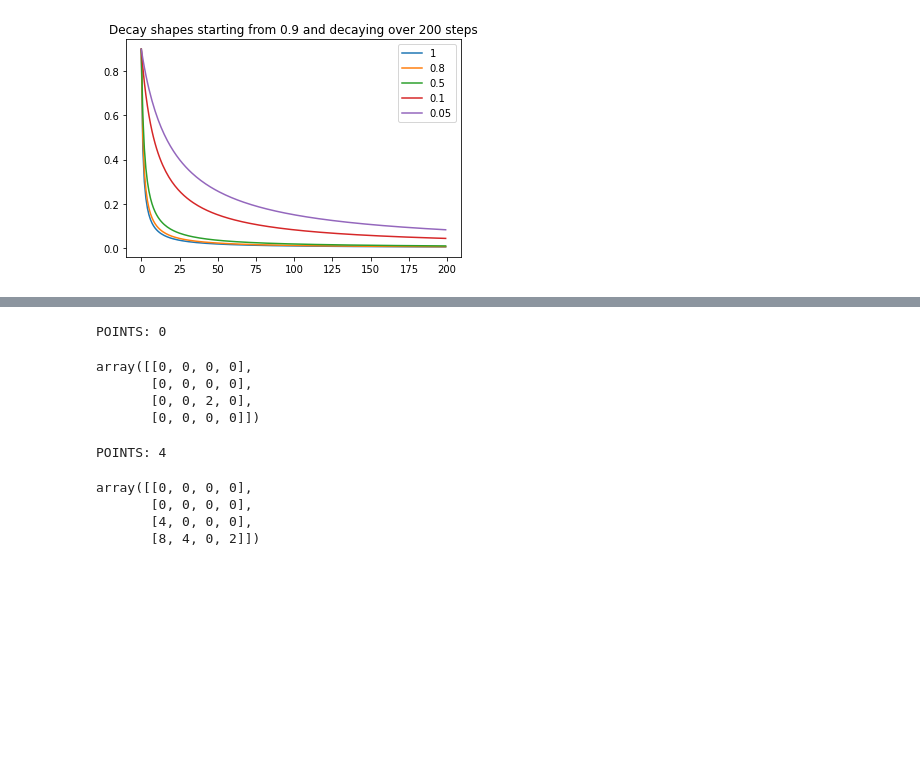
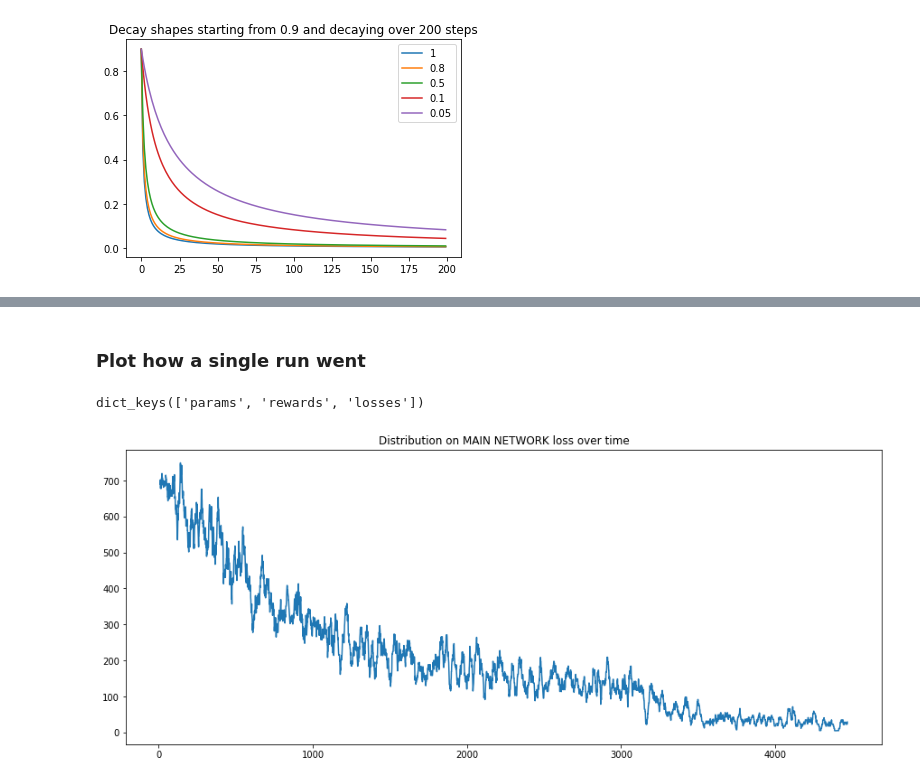
Before and after one commit to andreaalf97/reinforcement-learning, a Jupyter notebook: main.ipynb, the cells around one changed output, grey strips where cells are left out. Drawn from its saved outputs; the diff is of its cells as text; code cells hidden in the pictures; blank space fills up the shorter version.

```diff
--- a/main.ipynb
+++ b/main.ipynb
@@ -201,26 +26,20 @@ def send_action(type: str, board: np.array):
-# %%
-url = "http://localhost:5000/init"
-r = requests.get(url)
-r.status_code
-
-board, points = r.json()
-board = np.array(board)
-
-print("POINTS:", points)
-display(board)
-# %% [output]
-POINTS: 0
-array([[0, 0, 0, 0],
-       [0, 0, 0, 0],
-       [0, 0, 2, 0],
-       [0, 0, 0, 0]])
-# %%
-board, points = send_action("down", board)
-print("POINTS:", points)
-display(board)
-# %% [output]
-POINTS: 4
-array([[0, 0, 0, 0],
-       [0, 0, 0, 0],
-       [4, 0, 0, 0],
-       [8, 4, 0, 2]])
+# %% [markdown]
+### Plot how a single run went
+# %%
+log_file = "model_checkpoints/2023_02_24_15_35.json"
+with open(log_file, 'r') as f:
+    log = json.load(f)
+log["rewards"] = [int(i) for i in log["rewards"]]
+log.keys()
+# %% [output]
+dict_keys(['params', 'rewards', 'losses'])
+# %%
+fig, ax = plt.subplots(1, 1, figsize=(15, 6))
+ax.plot(
+    # [i for i, _ in enumerate(log["losses"])],
+    pd.Series(log["losses"]).rolling(20, center=True).mean().dropna(),
+)
+ax.set_title("Distribution on MAIN NETWORK loss over time")
+fig.show();
+# %% [output]
+[figure, added]
```
Also changed, not shown: parts of 13 cells of this notebook, 4 other files.
